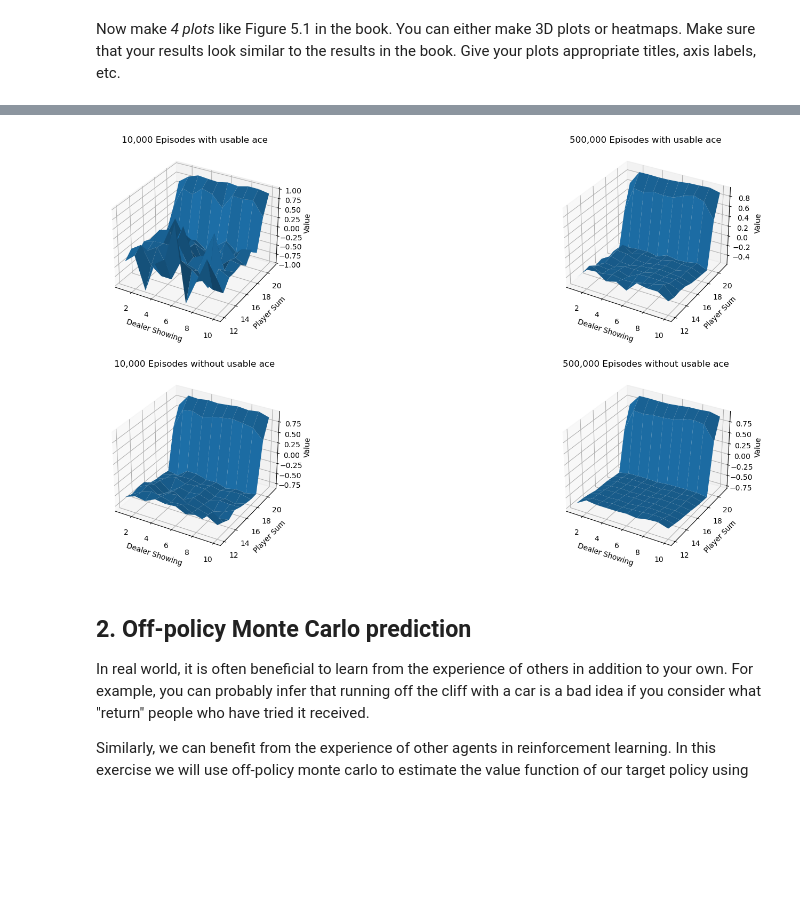
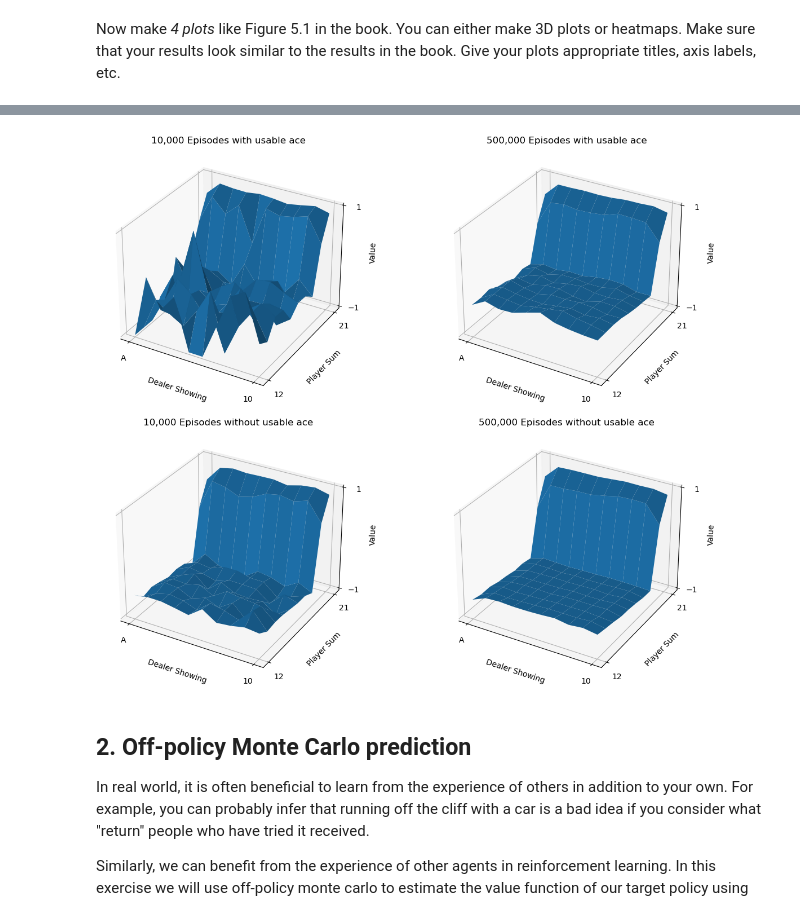
Before and after one commit to Sergi095/Uva_RLcourse_2023, a Jupyter notebook: lab2/MC_lab.ipynb, the cells around one changed output, grey strips where cells are left out. Cells and saved outputs as stored; diff of their text form; code cells hidden in the pictures; blank space fills up the shorter version.

Commit message:
finetuned plot

```diff
--- a/lab2/MC_lab.ipynb
+++ b/lab2/MC_lab.ipynb
@@ -320,45 +320,49 @@ def plot_value_function(ax, V, title="Value Function", usable_ace=True):
     for i in range(22):
         for j in range(11):
             V_to_plot[i, j] = V.get((i, j, usable_ace), 0)
 
     x = np.arange(1, 11)
     y = np.arange(12, 22)
     X, Y = np.meshgrid(x, y)
     ax.plot_surface(X, Y, V_to_plot[12:22, 1:11])
+
+    # Set axis similar to the book figure 5.1
+    ax.set_xticks([1, 10])
+    ax.set_xticklabels(['A', '10'])
+    ax.set_yticks([12, 21])
+    ax.set_zticks([-1, 1])
+
     ax.set_xlabel('Dealer Showing')
     ax.set_ylabel('Player Sum')
     ax.set_zlabel('Value')
     ax.set_title(title)
 
 # Make plot with 4 subplots
 fig = plt.figure(figsize=(20, 10))
 
 titles = ["10,000 Episodes with usable ace", "500,000 Episodes with usable ace", "10,000 Episodes without usable ace", "500,000 Episodes without usable ace"]
 V_list = [V_10k, V_500k, V_10k, V_500k]
 usable_ace_list = [True, True, False, False]
 
 # Create 3D axes for each subplot
 axes = [fig.add_subplot(2, 2, i+1, projection='3d') for i in range(4)]
 
+# Plot all subplots
 for ind, ax in enumerate(axes):
     plot_value_function(ax, V_list[ind], title=titles[ind], usable_ace=usable_ace_list[ind])
 
+# Adjust the spacing between plots
+# fig.subplots_adjust(wspace=0.0000001, hspace=0.3)
+axes[0].set_position([0, 0.5, 0.45, 0.45])
+axes[1].set_position([0.3, 0.5, 0.45, 0.45])
+axes[2].set_position([0, 0, 0.45, 0.45])
+axes[3].set_position([0.3, 0, 0.45, 0.45])
+
 plt.show()
 
-# plot_value_function(V_10k, title="After 10,000 episodes with usable ace", usable_ace=True)
-# plot_value_function(V_500k, title="After 500,000 episodes with usable ace", usable_ace=True)
-# plot_value_function(V_10k, title="After 10,000 episodes without usable ace", usable_ace=False)
-# plot_value_function(V_500k, title="After 500,000 episodes without usable ace", usable_ace=False)
-
-
-
-
-
-
-
 # End Code
 # %% [output]
-[figure, old version]
+[figure, new version]
 # %% [markdown]
 ## 2. Off-policy Monte Carlo prediction
 In real world, it is often beneficial to learn from the experience of others in addition to your own. For example, you can probably infer that running off the cliff with a car is a bad idea if you consider what "return" people who have tried it received.
```
Also changed, not shown: parts of 4 cells of this notebook.
